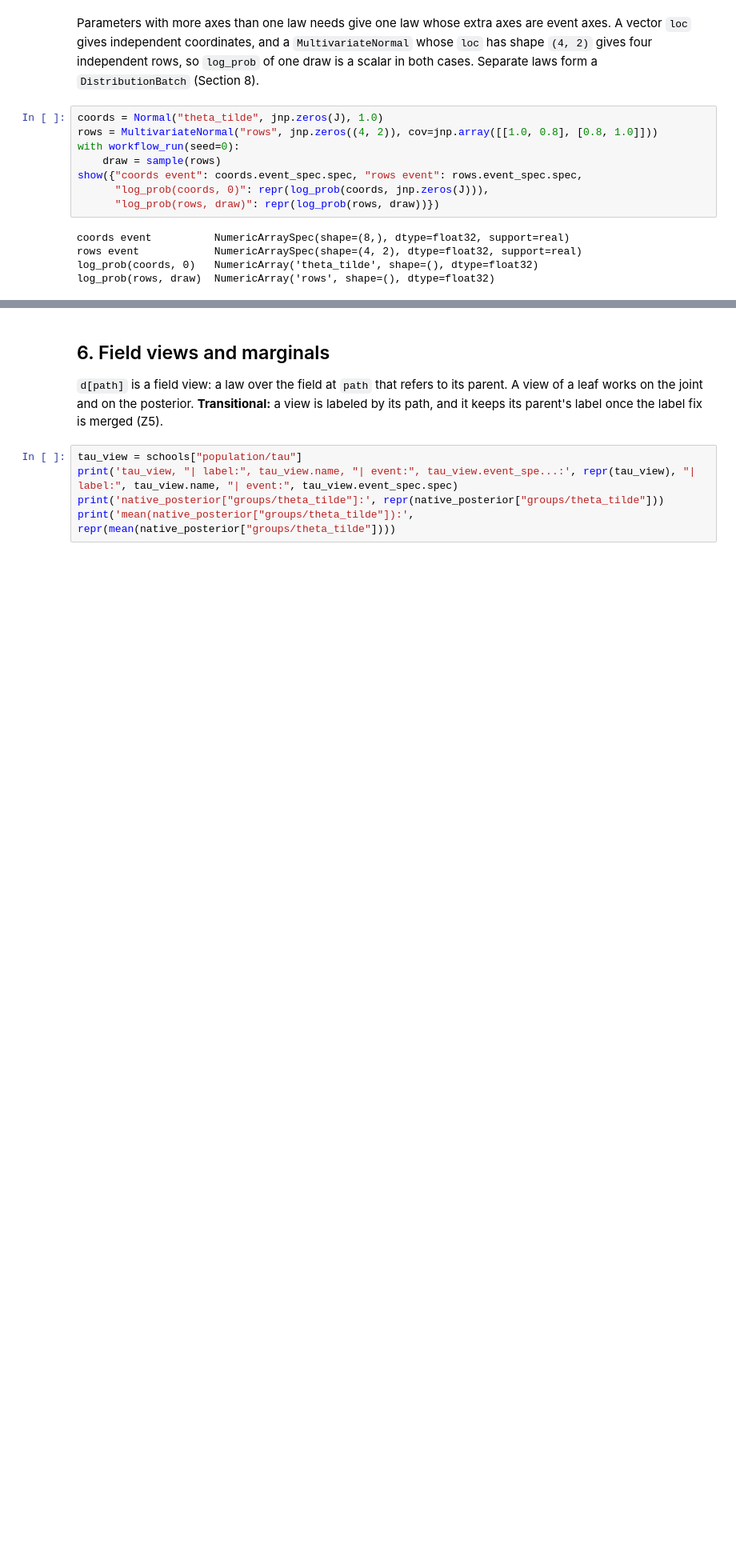
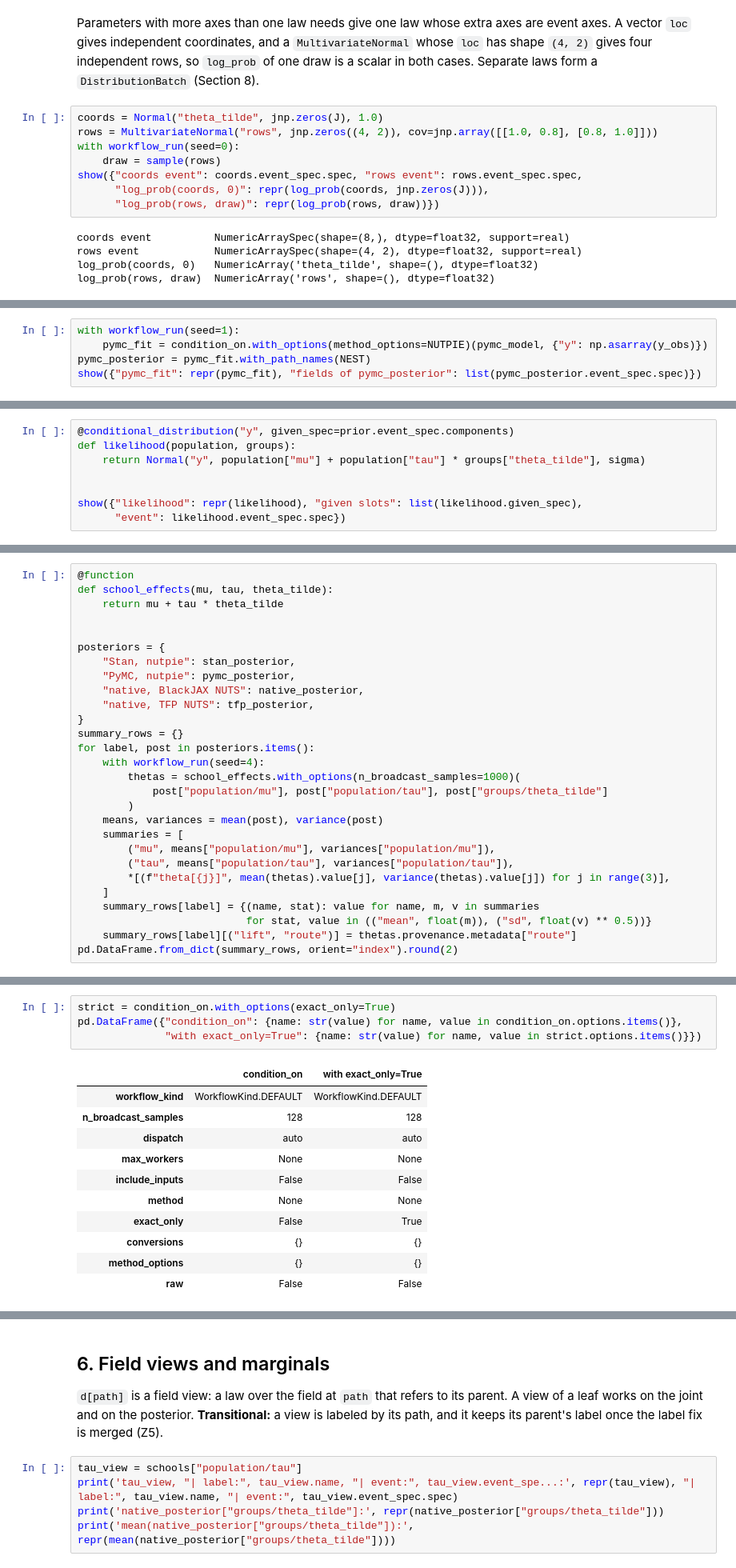
Before and after one commit to TARPS-group/prob-pipe, a Jupyter notebook: docs/tutorials/overhaul_tour.ipynb, the cells around one changed output, grey strips where cells are left out. Shown at 80% size. Saved outputs shown, nothing was run; the diff lists cells and outputs as text; blank space fills up the shorter version.

```diff
--- a/docs/tutorials/overhaul_tour.ipynb
+++ b/docs/tutorials/overhaul_tour.ipynb
@@ -919,0 +703,5 @@ result: OutputSpec(condition_on=None)
+# %%
+with workflow_run(seed=1):
+    pymc_fit = condition_on.with_options(method_options=NUTPIE)(pymc_model, {"y": np.asarray(y_obs)})
+pymc_posterior = pymc_fit.with_path_names(NEST)
+show({"pymc_fit": repr(pymc_fit), "fields of pymc_posterior": list(pymc_posterior.event_spec.spec)})
@@ -919,0 +731,8 @@ result: OutputSpec(condition_on=None)
+# %%
+@conditional_distribution("y", given_spec=prior.event_spec.components)
+def likelihood(population, groups):
+    return Normal("y", population["mu"] + population["tau"] * groups["theta_tilde"], sigma)
+
+
+show({"likelihood": repr(likelihood), "given slots": list(likelihood.given_spec),
+      "event": likelihood.event_spec.spec})
@@ -919,0 +813,28 @@ result: OutputSpec(condition_on=None)
+# %%
+@function
+def school_effects(mu, tau, theta_tilde):
+    return mu + tau * theta_tilde
+
+
+posteriors = {
+    "Stan, nutpie": stan_posterior,
+    "PyMC, nutpie": pymc_posterior,
+    "native, BlackJAX NUTS": native_posterior,
+    "native, TFP NUTS": tfp_posterior,
+}
+summary_rows = {}
+for label, post in posteriors.items():
+    with workflow_run(seed=4):
+        thetas = school_effects.with_options(n_broadcast_samples=1000)(
+            post["population/mu"], post["population/tau"], post["groups/theta_tilde"]
+        )
+    means, variances = mean(post), variance(post)
+    summaries = [
+        ("mu", means["population/mu"], variances["population/mu"]),
+        ("tau", means["population/tau"], variances["population/tau"]),
+        *[(f"theta[{j}]", mean(thetas).value[j], variance(thetas).value[j]) for j in range(3)],
+    ]
+    summary_rows[label] = {(name, stat): value for name, m, v in summaries
+                           for stat, value in (("mean", float(m)), ("sd", float(v) ** 0.5))}
+    summary_rows[label][("lift", "route")] = thetas.provenance.metadata["route"]
+pd.DataFrame.from_dict(summary_rows, orient="index").round(2)
@@ -919,0 +874,16 @@ result: OutputSpec(condition_on=None)
+# %%
+strict = condition_on.with_options(exact_only=True)
+pd.DataFrame({"condition_on": {name: str(value) for name, value in condition_on.options.items()},
+              "with exact_only=True": {name: str(value) for name, value in strict.options.items()}})
+# %% [output]
+|  | condition_on | with exact_only=True |
+| workflow_kind | WorkflowKind.DEFAULT | WorkflowKind.DEFAULT |
+| n_broadcast_samples | 128 | 128 |
+| dispatch | auto | auto |
+| max_workers | None | None |
+| include_inputs | False | False |
+| method | None | None |
+| exact_only | False | True |
+| conversions | {} | {} |
+| method_options | {} | {} |
+| raw | False | False |
```
Also changed, not shown: parts of 111 cells of this notebook.
